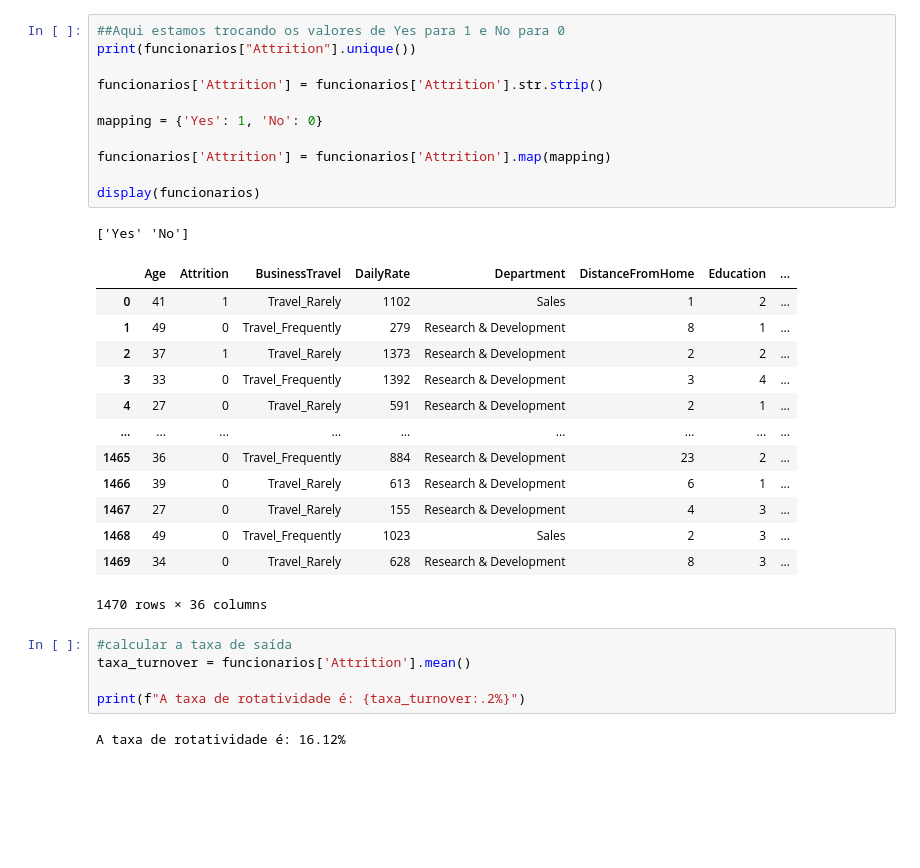
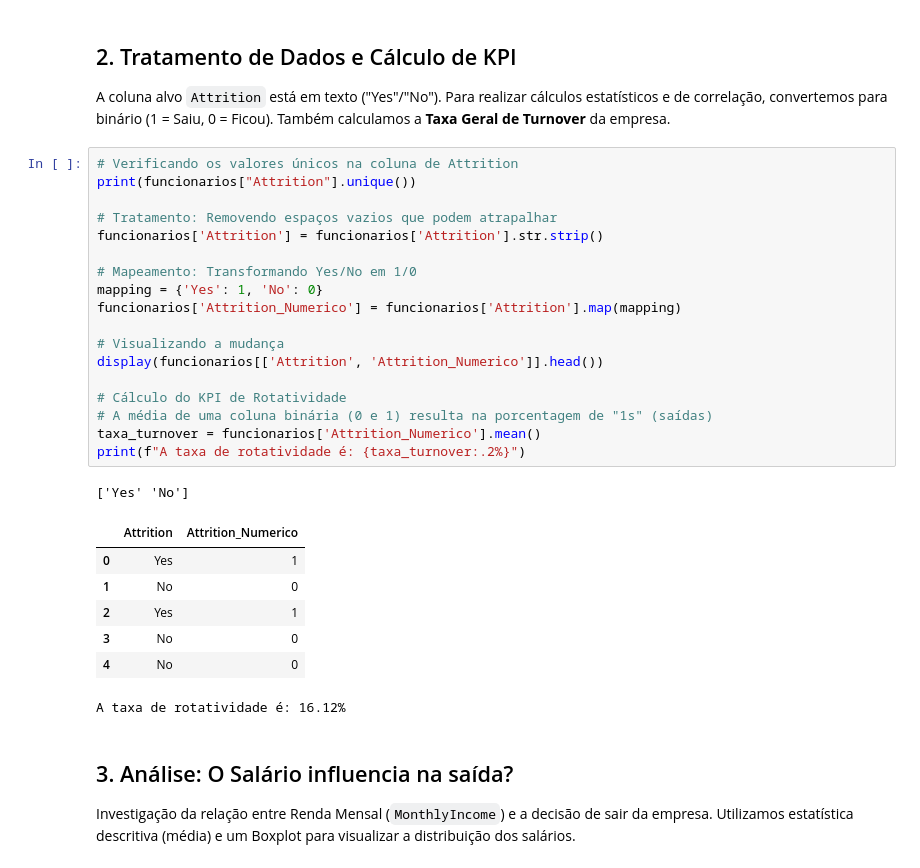
Before and after one commit to joaolpt/meus-estudos-python, a Jupyter notebook: desafios/desafio2/desafio2.ipynb, the cells around one changed output. Drawn from its saved outputs; the diff is of its cells as text; blank space fills up the shorter version.

```diff
--- a/desafios/desafio2/desafio2.ipynb
+++ b/desafios/desafio2/desafio2.ipynb
@@ -50,34 +60,36 @@ None
+# %% [markdown]
+## 2. Tratamento de Dados e Cálculo de KPI
+A coluna alvo `Attrition` está em texto ("Yes"/"No"). Para realizar cálculos estatísticos e de correlação, convertemos para binário (1 = Saiu, 0 = Ficou).
+Também calculamos a **Taxa Geral de Turnover** da empresa.
 # %%
-##Aqui estamos trocando os valores de Yes para 1 e No para 0
+# Verificando os valores únicos na coluna de Attrition
 print(funcionarios["Attrition"].unique())
 
+# Tratamento: Removendo espaços vazios que podem atrapalhar
 funcionarios['Attrition'] = funcionarios['Attrition'].str.strip()
 
+# Mapeamento: Transformando Yes/No em 1/0
 mapping = {'Yes': 1, 'No': 0}
+funcionarios['Attrition_Numerico'] = funcionarios['Attrition'].map(mapping)
 
-funcionarios['Attrition'] = funcionarios['Attrition'].map(mapping)
+# Visualizando a mudança
+display(funcionarios[['Attrition', 'Attrition_Numerico']].head())
 
-display(funcionarios)
+# Cálculo do KPI de Rotatividade
+# A média de uma coluna binária (0 e 1) resulta na porcentagem de "1s" (saídas)
+taxa_turnover = funcionarios['Attrition_Numerico'].mean()
+print(f"A taxa de rotatividade é: {taxa_turnover:.2%}")
 # %% [output]
 ['Yes' 'No']
-|  | Age | Attrition | BusinessTravel | DailyRate | Department | DistanceFromHome | Education | ... |
-| 0 | 41 | 1 | Travel_Rarely | 1102 | Sales | 1 | 2 | ... |
-| 1 | 49 | 0 | Travel_Frequently | 279 | Research & Development | 8 | 1 | ... |
-| 2 | 37 | 1 | Travel_Rarely | 1373 | Research & Development | 2 | 2 | ... |
-| 3 | 33 | 0 | Travel_Frequently | 1392 | Research & Development | 3 | 4 | ... |
-| 4 | 27 | 0 | Travel_Rarely | 591 | Research & Development | 2 | 1 | ... |
-| ... | ... | ... | ... | ... | ... | ... | ... | ... |
-| 1465 | 36 | 0 | Travel_Frequently | 884 | Research & Development | 23 | 2 | ... |
-| 1466 | 39 | 0 | Travel_Rarely | 613 | Research & Development | 6 | 1 | ... |
-| 1467 | 27 | 0 | Travel_Rarely | 155 | Research & Development | 4 | 3 | ... |
-| 1468 | 49 | 0 | Travel_Frequently | 1023 | Sales | 2 | 3 | ... |
-| 1469 | 34 | 0 | Travel_Rarely | 628 | Research & Development | 8 | 3 | ... |
+|  | Attrition | Attrition_Numerico |
+| 0 | Yes | 1 |
+| 1 | No | 0 |
+| 2 | Yes | 1 |
+| 3 | No | 0 |
+| 4 | No | 0 |
-1470 rows × 36 columns
+A taxa de rotatividade é: 16.12%
-# %%
-#calcular a taxa de saída
-taxa_turnover = funcionarios['Attrition'].mean()
-
-print(f"A taxa de rotatividade é: {taxa_turnover:.2%}")
-# %% [output]
-A taxa de rotatividade é: 16.12%
+# %% [markdown]
+## 3. Análise: O Salário influencia na saída?
+Investigação da relação entre Renda Mensal (`MonthlyIncome`) e a decisão de sair da empresa.
+Utilizamos estatística descritiva (média) e um Boxplot para visualizar a distribuição dos salários.
 # %%
```
Also changed, not shown: parts of 9 cells of this notebook, 11 other files.
